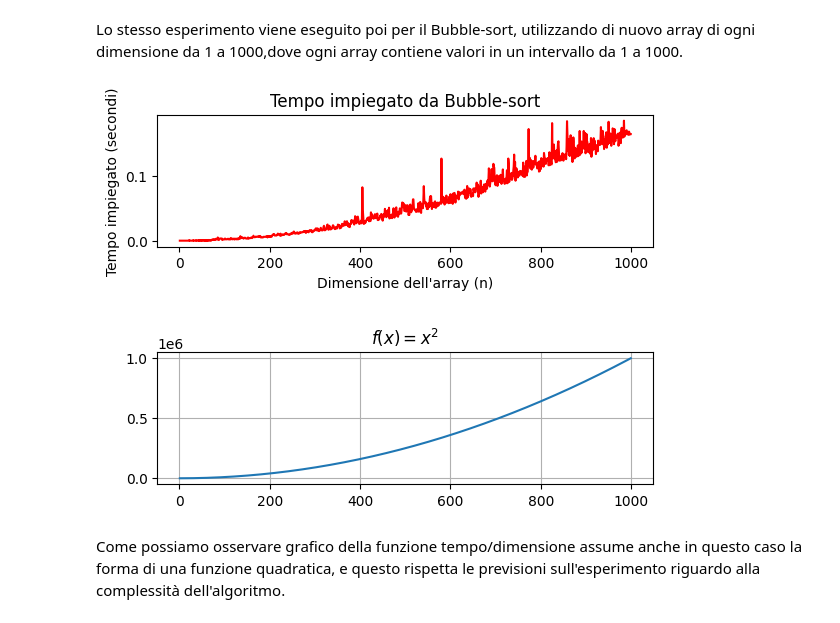
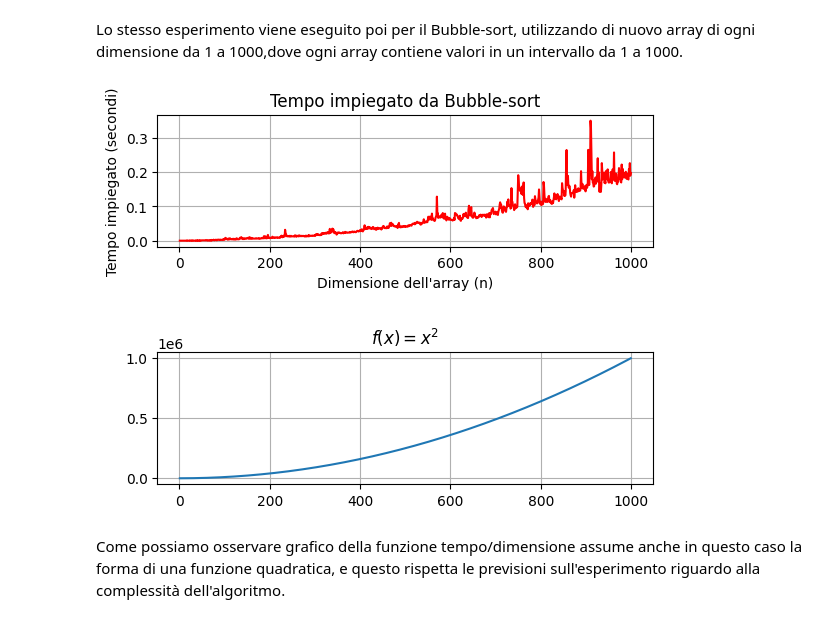
Before and after one commit to DonatiFed/Laboratorio-di-algoritmi, a Jupyter notebook: laboratorio algoritmi 1.ipynb, the cells around one changed output. Saved outputs shown, nothing was run; the diff lists cells and outputs as text; code cells hidden in the pictures.

```diff
--- a/laboratorio algoritmi 1.ipynb
+++ b/laboratorio algoritmi 1.ipynb
@@ -168,34 +169,35 @@ import numpy as np
 import matplotlib.pyplot as plt
 import time
 n_values = list(range(1, 1000))
 
 # Lista per memorizzare i tempi impiegati per ogni dimensione dell'array
 time_values = []
 
 # Si esegue il bubble-sort per ogni dimensione dell'array e misura il tempo
 for n in n_values:
     arr = np.random.randint(0, 1000, size=n)  # Si genera un array casuale di lunghezza n
     start_time = time.time()  # Tempo di inizio
     bubble_sort(arr)  # Si chiama la funzione bubble_sort definita sopra
     end_time = time.time()  # Tempo di fine
     elapsed_time = end_time - start_time  # Tempo trascorso
     time_values.append(elapsed_time)
 
 # Grafico dei tempi di esecuzione in funzione della dimensione dell'array
 plt.subplot(2, 1, 1)
 plt.plot(n_values, time_values,linestyle='-',color='red')
 plt.title('Tempo impiegato da Bubble-sort')
 plt.xlabel('Dimensione dell\'array (n)')
 plt.ylabel('Tempo impiegato (secondi)')
+plt.grid(True)
 
 plt.subplot(2, 1, 2)
 plt.plot(n_values,np.array(n_values) ** 2,linestyle='-')
 plt.title('$f(x) = x^2$')
 plt.grid(True)
 plt.subplots_adjust(hspace=0.8)
 plt.show()
 # %% [output]
-[figure, old version]
+[figure, new version]
 # %% [markdown]
 Come possiamo osservare grafico della funzione tempo/dimensione assume anche in questo caso la forma di una funzione quadratica, e questo rispetta le previsioni sull'esperimento riguardo alla complessità dell'algoritmo.
 # %% [markdown]
```
Also changed, not shown: parts of 5 cells of this notebook, 5 other files.
